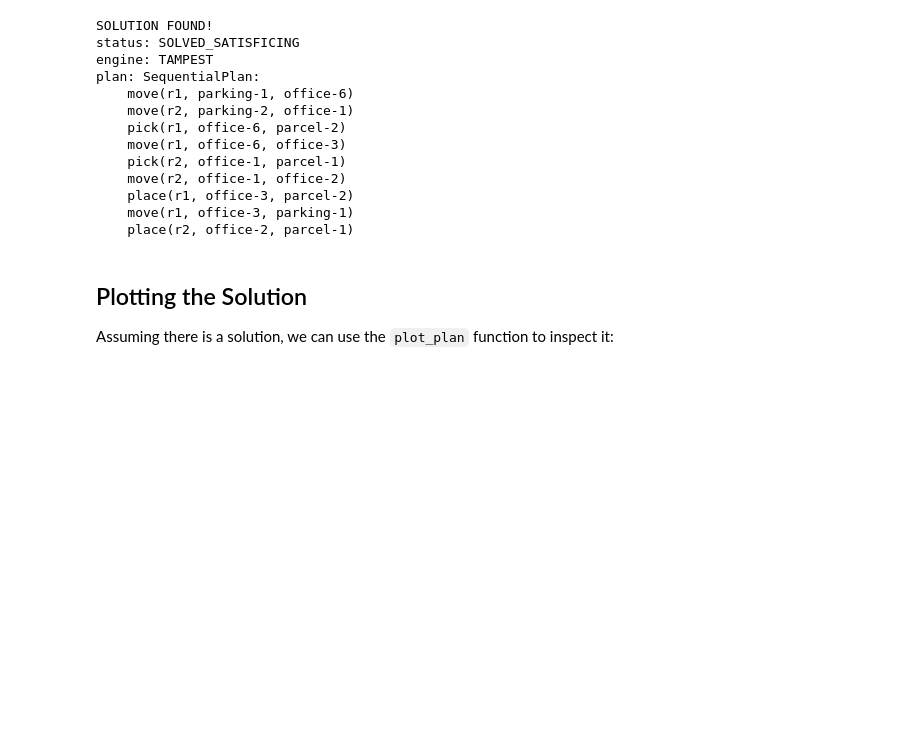
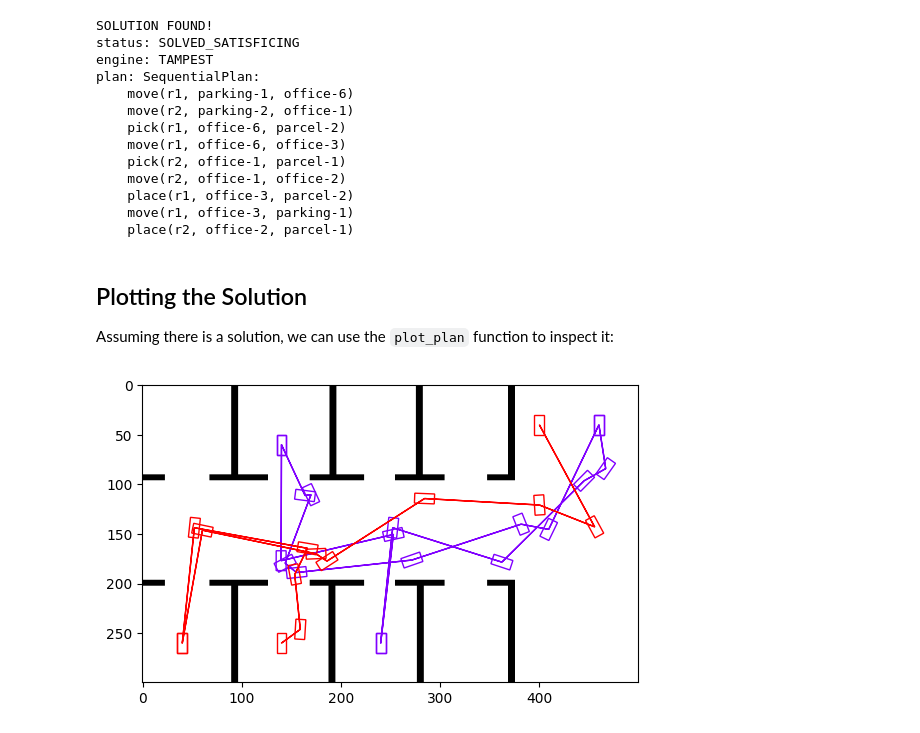
Before and after one commit to aiplan4eu/unified-planning, a Jupyter notebook: docs/notebooks/14-task-and-motion-planning.ipynb, the cells around one changed output. Saved outputs shown, nothing was run; the diff lists cells and outputs as text; code cells hidden in the pictures; blank space fills up the shorter version.

Commit message:
fix(CI): align notebook with the tampest stable version

```diff
--- a/docs/notebooks/14-task-and-motion-planning.ipynb
+++ b/docs/notebooks/14-task-and-motion-planning.ipynb
@@ -216,6 +218,8 @@ plan: SequentialPlan:
 
 Assuming there is a solution, we can use the `plot_plan` function to inspect it:
 # %%
-# from tampest.motion.plotting import plot_plan
+from tampest.motion.plotting import plot_plan
 
-# plot_plan(problem.all_objects, res.plan)
+plot_plan(problem.all_objects, res)
+# %% [output]
+[figure, added]
```
Also changed, not shown: parts of 2 cells of this notebook, 1 other file.
